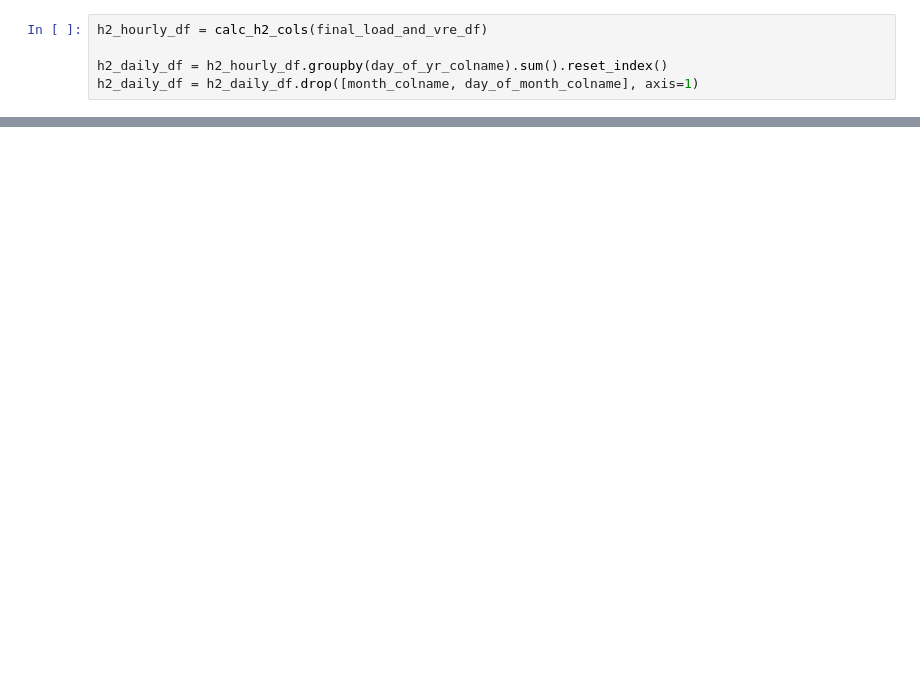
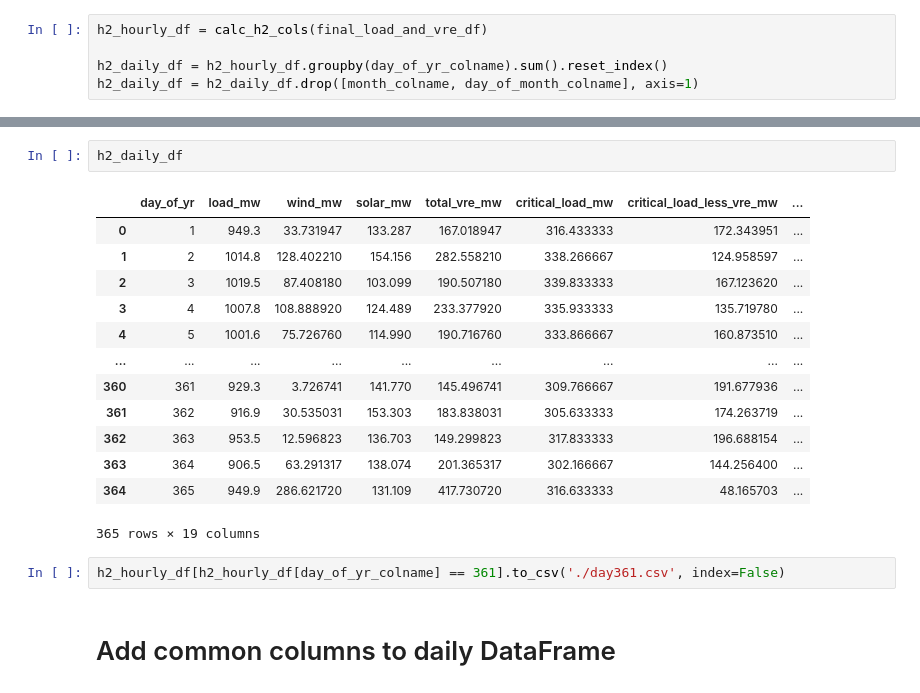
Before and after one commit to b-o-l-l-a/aes-engy-692, a Jupyter notebook: amerigo_island/notebooks/hydrogen.ipynb, the cells around one changed output, grey strips where cells are left out. Drawn from its saved outputs; the diff is of its cells as text; blank space fills up the shorter version.

```diff
--- a/amerigo_island/notebooks/hydrogen.ipynb
+++ b/amerigo_island/notebooks/hydrogen.ipynb
@@ -245,0 +253,20 @@ h2_hourly_df.head(24)
+# %%
+h2_daily_df
+# %% [output]
+|  | day_of_yr | load_mw | wind_mw | solar_mw | total_vre_mw | critical_load_mw | critical_load_less_vre_mw | ... |
+| 0 | 1 | 949.3 | 33.731947 | 133.287 | 167.018947 | 316.433333 | 172.343951 | ... |
+| 1 | 2 | 1014.8 | 128.402210 | 154.156 | 282.558210 | 338.266667 | 124.958597 | ... |
+| 2 | 3 | 1019.5 | 87.408180 | 103.099 | 190.507180 | 339.833333 | 167.123620 | ... |
+| 3 | 4 | 1007.8 | 108.888920 | 124.489 | 233.377920 | 335.933333 | 135.719780 | ... |
+| 4 | 5 | 1001.6 | 75.726760 | 114.990 | 190.716760 | 333.866667 | 160.873510 | ... |
+| ... | ... | ... | ... | ... | ... | ... | ... | ... |
+| 360 | 361 | 929.3 | 3.726741 | 141.770 | 145.496741 | 309.766667 | 191.677936 | ... |
+| 361 | 362 | 916.9 | 30.535031 | 153.303 | 183.838031 | 305.633333 | 174.263719 | ... |
+| 362 | 363 | 953.5 | 12.596823 | 136.703 | 149.299823 | 317.833333 | 196.688154 | ... |
+| 363 | 364 | 906.5 | 63.291317 | 138.074 | 201.365317 | 302.166667 | 144.256400 | ... |
+| 364 | 365 | 949.9 | 286.621720 | 131.109 | 417.730720 | 316.633333 | 48.165703 | ... |
+365 rows × 19 columns
+# %%
+h2_hourly_df[h2_hourly_df[day_of_yr_colname] == 361].to_csv('./day361.csv', index=False)
+# %% [markdown]
+# Add common columns to daily DataFrame
```
Also changed, not shown: parts of 19 cells of this notebook.
